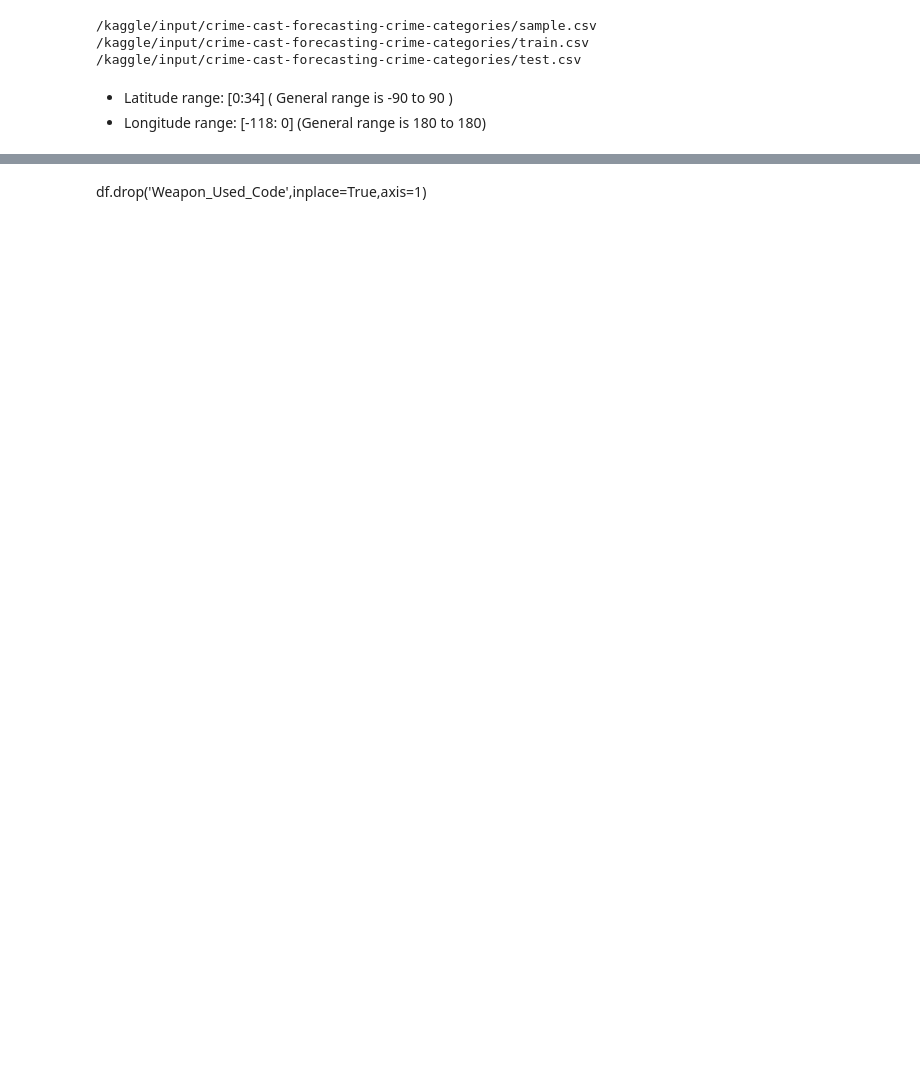
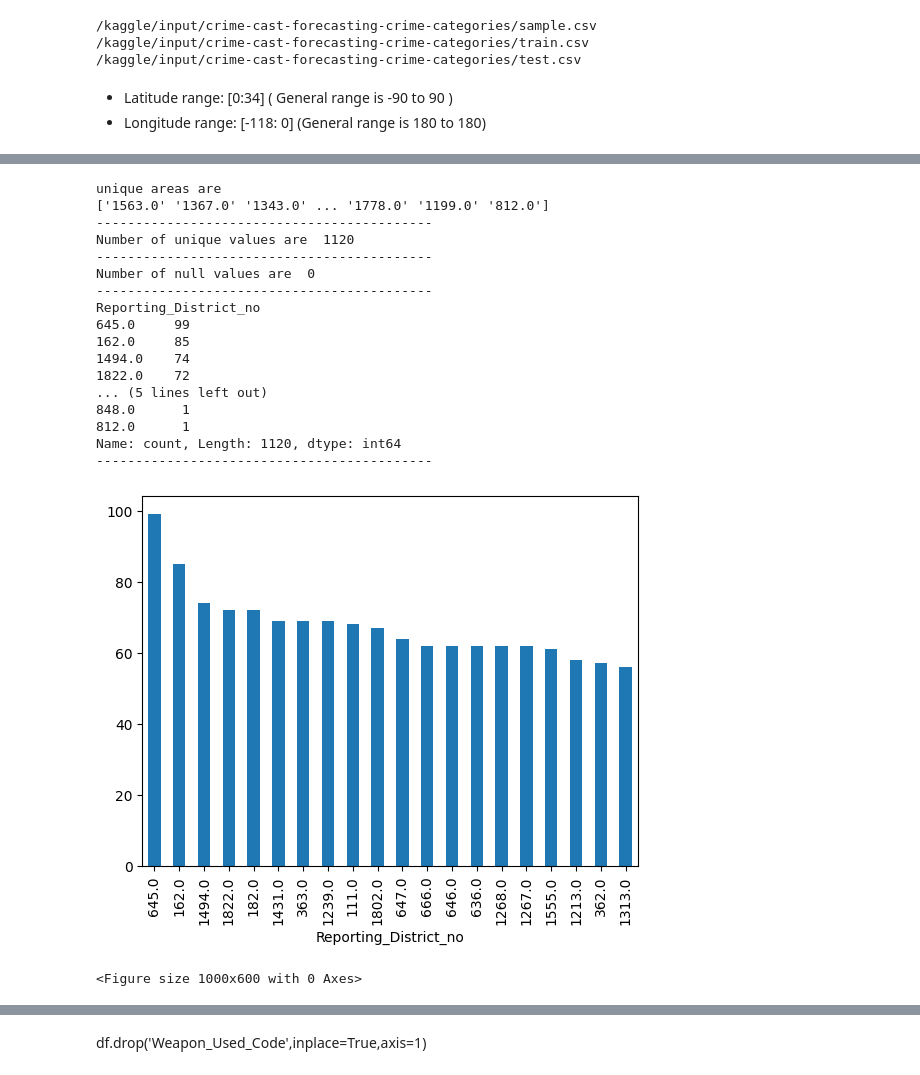
Before and after one commit to linisha04/ml-project-academic, a Jupyter notebook: 22f2000254-notebook-t22024.ipynb, the cells around one changed output, grey strips where cells are left out. Drawn from its saved outputs; the diff is of its cells as text; code cells hidden in the pictures; blank space fills up the shorter version.

```diff
--- a/22f2000254-notebook-t22024.ipynb
+++ b/22f2000254-notebook-t22024.ipynb
@@ -129,0 +322,49 @@ df.loc[df['Victim_Descent'].isnull(), 'Victim_Descent'] = imputed_values
+# %%
+train.loc[:,'Reporting_District_no']=train['Reporting_District_no'].astype(str)
+train.loc[:,'Reporting_District_no']=train['Reporting_District_no'].astype('category')
+
+
+print('unique areas are')
+print(train['Reporting_District_no'].unique())
+
+print('-------------------------------------------')
+
+
+print('Number of unique values are ' , len(train['Reporting_District_no'].unique()))
+
+print('-------------------------------------------')
+
+print('Number of null values are ' , train['Reporting_District_no'].isnull().sum())
+print('-------------------------------------------')
+
+print(train['Reporting_District_no'].value_counts())
+
+
+Reporting_District_no_value_counts=train['Reporting_District_no'].value_counts()
+print('-------------------------------------------')
+
+
+
+Reporting_District_no_value_counts.head(20).plot(kind='bar')
+plt.figure(figsize=(10, 6))
+plt.show()
+# %% [output]
+unique areas are
+['1563.0' '1367.0' '1343.0' ... '1778.0' '1199.0' '812.0']
+-------------------------------------------
+Number of unique values are  1120
+-------------------------------------------
+Number of null values are  0
+-------------------------------------------
+Reporting_District_no
+645.0     99
+162.0     85
+1494.0    74
+1822.0    72
+... (5 lines left out)
+848.0      1
+812.0      1
+Name: count, Length: 1120, dtype: int64
+-------------------------------------------
+[figure, added]
+<Figure size 1000x600 with 0 Axes>
```
Also changed, not shown: parts of 205 cells of this notebook.
